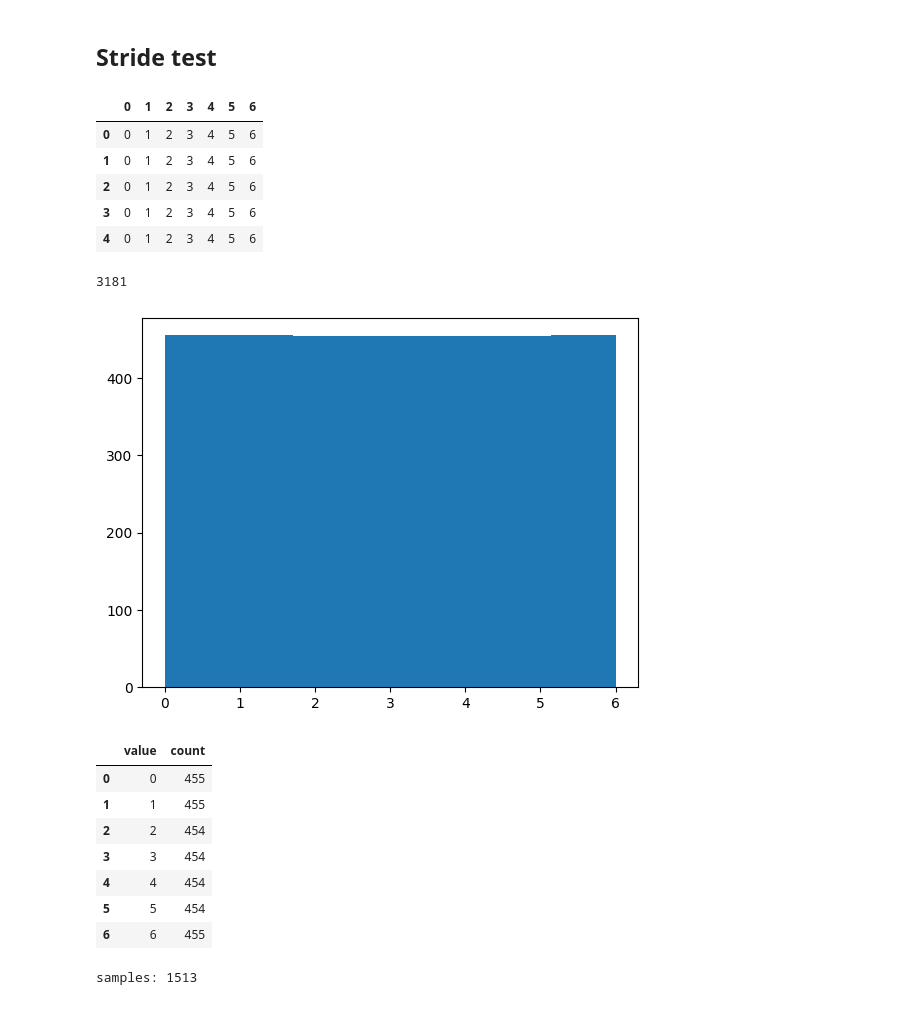
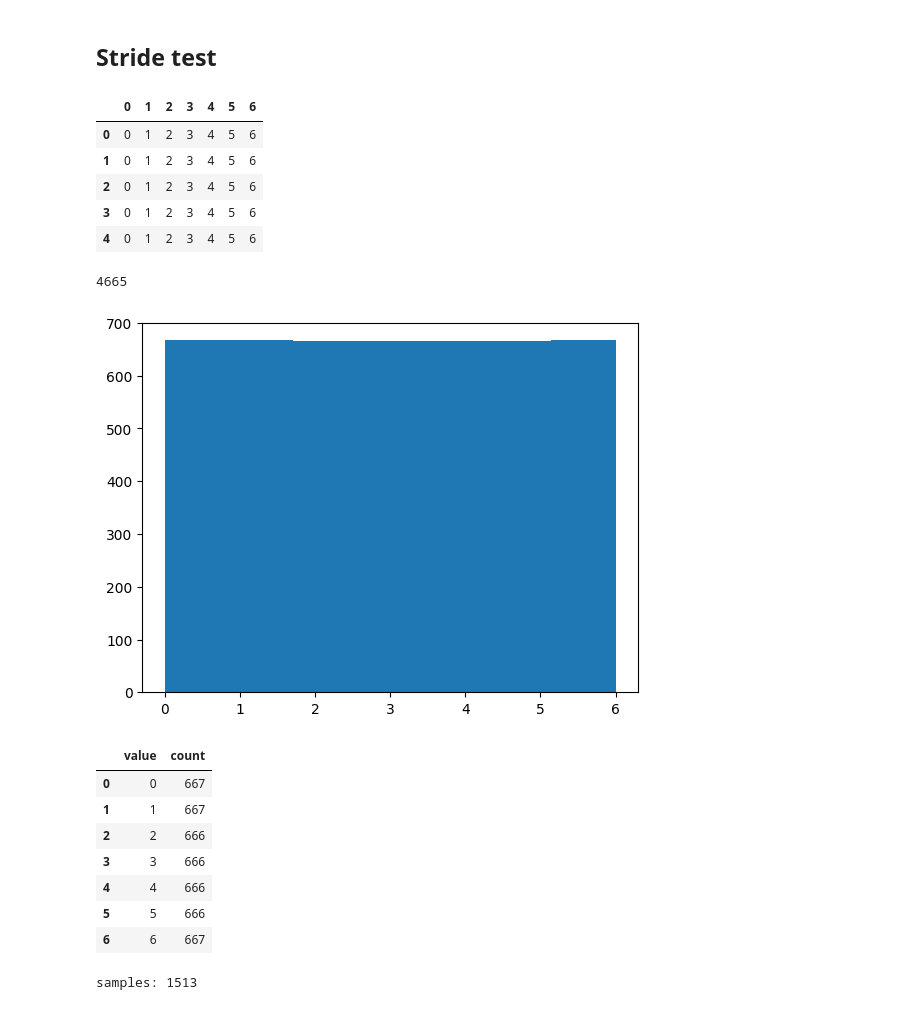
Before and after one commit to JoeyShapiro/GPT-Scratch-TimeSeries, a Jupyter notebook: data.ipynb, the cells around one changed output. Saved outputs shown, nothing was run; the diff lists cells and outputs as text; code cells hidden in the pictures.

```diff
--- a/data.ipynb
+++ b/data.ipynb
@@ -181,8 +181,8 @@ tokens = df.values.flatten()
 
 dataset = []
 real = []
-max_length = COLS*3
-stride = 22 # 64 -> 3 7 11 15 19 23 27 31 35
+max_length = COLS*4
+stride = 15 # 64 -> 3 7 11 15 19 23 27 31 35
 for i in range(0, len(tokens) - max_length, stride):
     sequence = tokens[i:i + max_length]
     if len(sequence) == max_length:
@@ -193,43 +193,43 @@ for i in range(0, len(tokens) - max_length, stride):
             'input_ids': input_sequence,
             'labels': target_sequence
         })
         real.append(target_sequence[-1])
 
 print(len(dataset))
 
 # get the distribution of the last token and put in histogram
 import matplotlib.pyplot as plt
 plt.hist(real, bins=COLS)
 plt.show()
 
 # check distribution of dataset values
 # if the distribution is the same as the original dataset, then the dataset is good
 # if the dist of the last is equal, then the dataset should follow
 
 # put unique values in a dataframe
 unique = set(real)
 df = pd.DataFrame(real, columns=['value'])
 df['count'] = 1
 df = df.groupby('value').count().reset_index()
 # df.drop(columns=['value'], inplace=True)
 display(df)
 # %% [output]
 |  | 0 | 1 | 2 | 3 | 4 | 5 | 6 |
 | 0 | 0 | 1 | 2 | 3 | 4 | 5 | 6 |
 | 1 | 0 | 1 | 2 | 3 | 4 | 5 | 6 |
 | 2 | 0 | 1 | 2 | 3 | 4 | 5 | 6 |
 | 3 | 0 | 1 | 2 | 3 | 4 | 5 | 6 |
 | 4 | 0 | 1 | 2 | 3 | 4 | 5 | 6 |
-3181
+4665
-[figure, old version]
+[figure, new version]
 |  | value | count |
-| 0 | 0 | 455 |
-| 1 | 1 | 455 |
-| 2 | 2 | 454 |
-| 3 | 3 | 454 |
-| 4 | 4 | 454 |
-| 5 | 5 | 454 |
-| 6 | 6 | 455 |
+| 0 | 0 | 667 |
+| 1 | 1 | 667 |
+| 2 | 2 | 666 |
+| 3 | 3 | 666 |
+| 4 | 4 | 666 |
+| 5 | 5 | 666 |
+| 6 | 6 | 667 |
 # %%
 import pandas as pd
 import numpy as np
```
Also changed, not shown: 1 other file.
